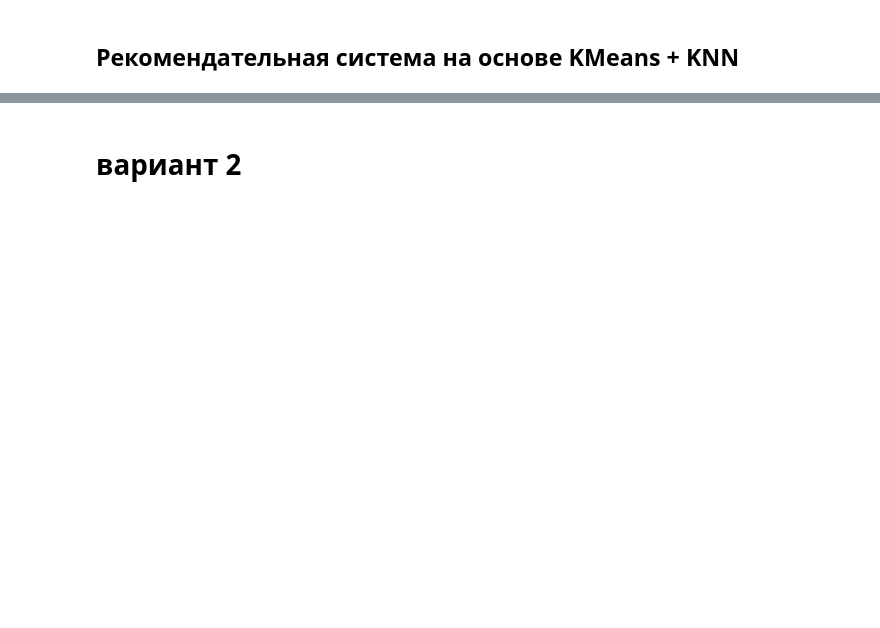
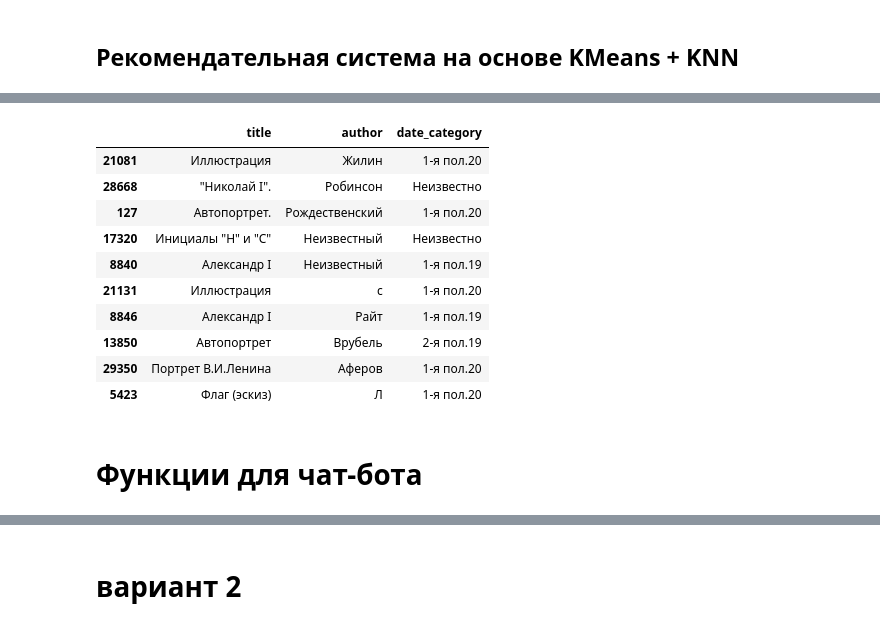
Before and after one commit to servgri/hackaton_1, a Jupyter notebook: Model/EDA - copy.ipynb, the cells around one changed output, grey strips where cells are left out. Saved outputs shown, nothing was run; the diff lists cells and outputs as text; code cells hidden in the pictures; blank space fills up the shorter version.

```diff
--- a/Model/EDA - copy.ipynb
+++ b/Model/EDA - copy.ipynb
@@ -984,3 +1245,22 @@ print(recommended_exhibits, sep='\n')
+# %%
+# Пример: Рекомендуем экспонаты для пользователя с запросом
+user_query = "Хочу посмотреть изображение мужчины в историческом костюме."
+recommended_items = recommend_by_kmeans_knn(lemmatize_text_spacy(user_query), df, embeddings, kmeans_model)
+recommended_items[['title', 'author', 'date_category']]
+# %% [output]
+|  | title | author | date_category |
+| 21081 | Иллюстрация | Жилин | 1-я пол.20 |
+| 28668 | "Николай I". | Робинсон | Неизвестно |
+| 127 | Автопортрет. | Рождественский | 1-я пол.20 |
+| 17320 | Инициалы "Н" и "С" | Неизвестный | Неизвестно |
+| 8840 | Александр I | Неизвестный | 1-я пол.19 |
+| 21131 | Иллюстрация | с | 1-я пол.20 |
+| 8846 | Александр I | Райт | 1-я пол.19 |
+| 13850 | Автопортрет | Врубель | 2-я пол.19 |
+| 29350 | Портрет В.И.Ленина | Аферов | 1-я пол.20 |
+| 5423 | Флаг (эскиз) | Л | 1-я пол.20 |
+# %% [markdown]
+# Функции для чат-бота
 # %%
 import numpy as np
 import pandas as pd
```
Also changed, not shown: parts of 63 cells of this notebook.
